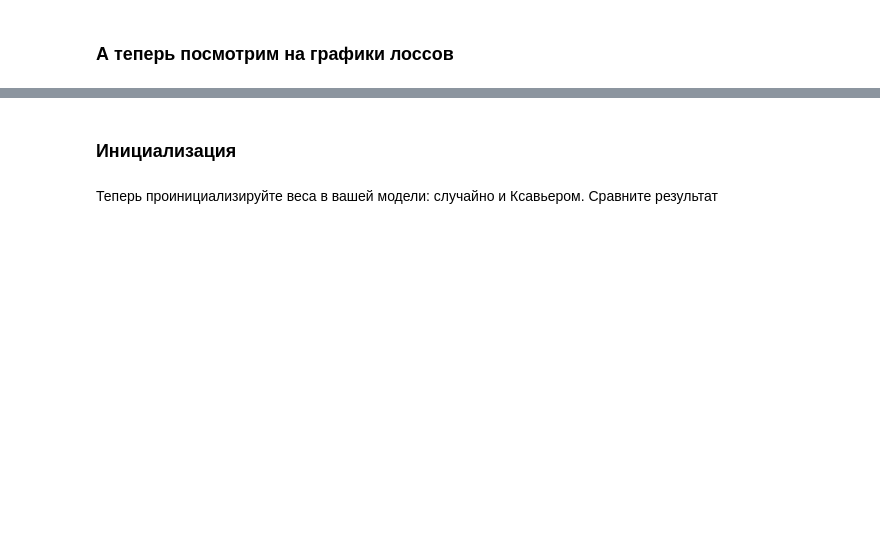
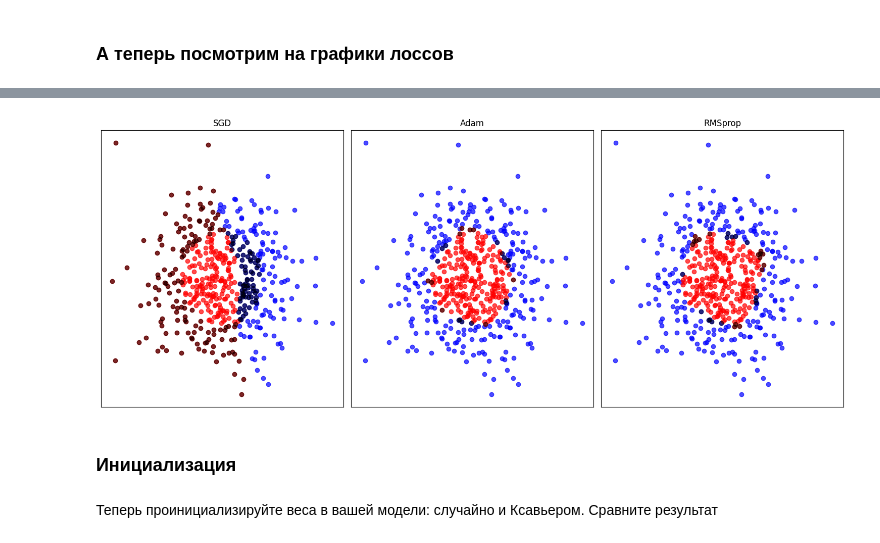
Before and after one commit to mr-KRAX/hse-hw, a Jupyter notebook: dl/1/homework_01-Krasnov.ipynb, the cells around one changed output, grey strips where cells are left out. Saved outputs shown, nothing was run; the diff lists cells and outputs as text; code cells hidden in the pictures; blank space fills up the shorter version.

```diff
--- a/dl/1/homework_01-Krasnov.ipynb
+++ b/dl/1/homework_01-Krasnov.ipynb
@@ -177,3 +231,38 @@ plt.show()
+# %%
+# Visualize models quality on another dataset
+v_data = make_gaussian_quantiles(
+    mean=None,
+    cov=0.7,
+    n_samples=500,
+    n_features=2,
+    n_classes=2,
+    shuffle=True,
+    random_state=666,
+)
+X_v, y_v = v_data
+plt.figure(figsize=(15, 6))
+for i, (name, res) in enumerate(result_nn.items()):
+    model = res['model']
+    preds = np.where(model(torch.FloatTensor(
+        X_v)).detach().numpy().reshape(-1) > 0.5, 1, 0)
+
+    plt.subplot(1, 3, 1+i)
+    X_1 = X_v[preds == 1]
+    X_0 = X_v[preds == 0]
+    X_False = X_v[preds != y_v]
+    plt.scatter(X_1[:, 0], X_1[:, 1], c="blue",
+                label='predicted (yi=1)', alpha=0.7)
+    plt.scatter(X_0[:, 0], X_0[:, 1], c="red",
+                label='predicted (yi=0)', alpha=0.7)
+    plt.scatter(X_False[:, 0], X_False[:, 1], c="black",
+                label='predicted (yi=0)', alpha=0.5)
+    plt.xticks(())
+    plt.yticks(())
+    plt.tight_layout()
+
+    plt.title(name)
+# %% [output]
+[figure, added]
 # %% [markdown]
 ### Инициализация
 # %% [markdown]
```
Also changed, not shown: parts of 34 cells of this notebook, 2 other files.
